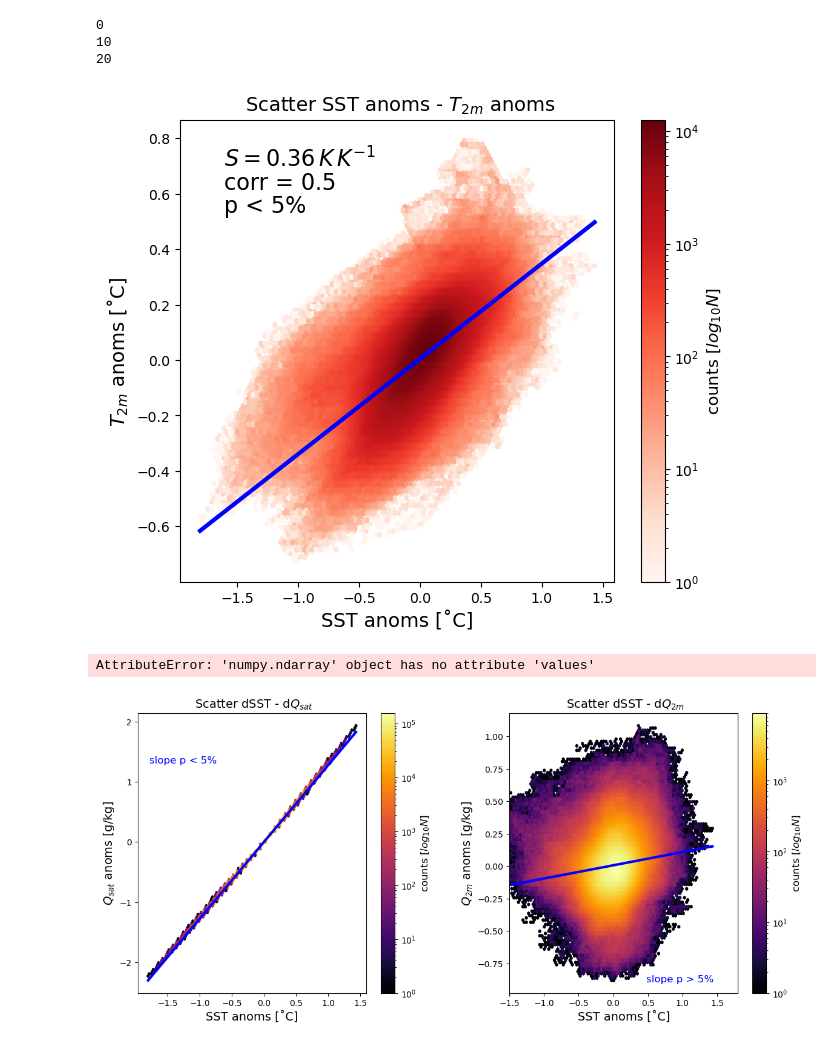
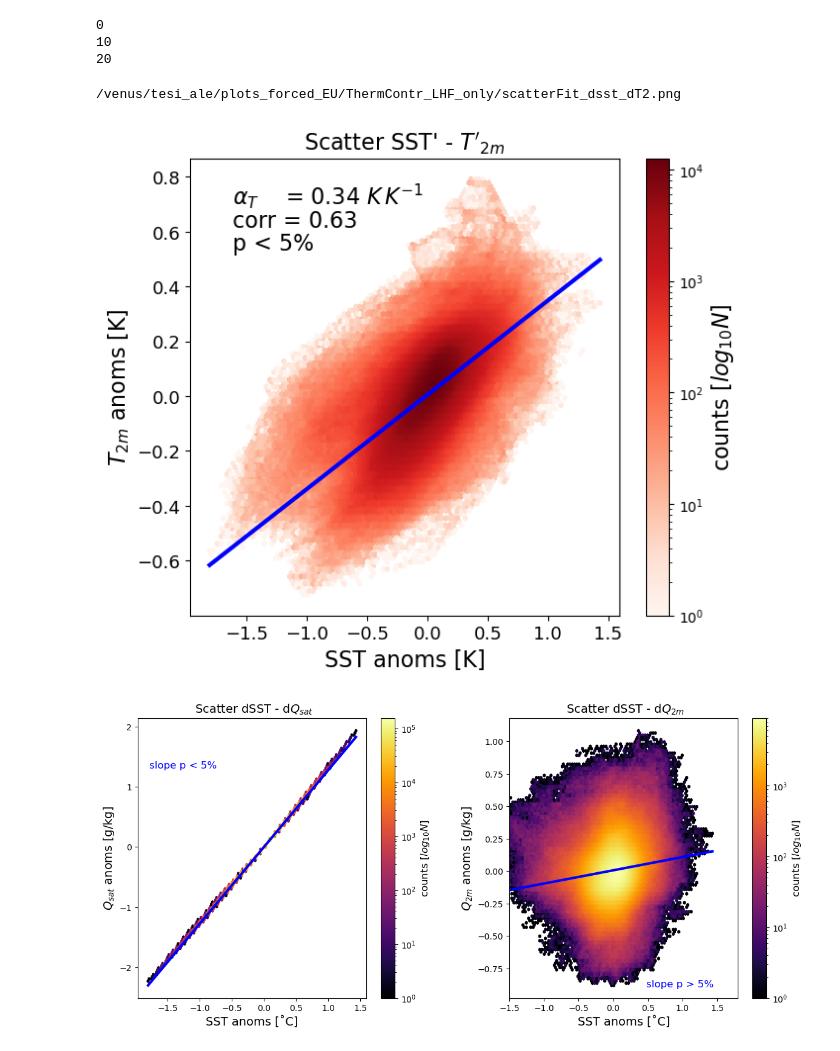
Before and after one commit to meteorologopazzo/thesis_material, a Jupyter notebook: EURECA_scripts/forced_scripts/ThermContr_LH_only_FORCED.ipynb, the cells around one changed output. Cells and saved outputs as stored; diff of their text form; code cells hidden in the pictures.

```diff
--- a/EURECA_scripts/forced_scripts/ThermContr_LH_only_FORCED.ipynb
+++ b/EURECA_scripts/forced_scripts/ThermContr_LH_only_FORCED.ipynb
@@ -132,7 +130,7 @@ p0 = 1013.
 q2_day = ds['Q2'].groupby('XTIME.day').mean().values*seamask
 qsat_sst = meteo.qsea(sst_day, p0)
 # %%
-s = 50
+s = 65
 
 dsst_day, sst_smooth = np.zeros_like(sst_day), np.zeros_like(sst_day)
 
@@ -727,73 +787,46 @@ for t in range(0, dq2.shape[0]):
 10
 20
 # %%
-#####  LINKING T2 WITH SST
-
-
-# variaiton of qsat and q2 with SST and dSST
-# fig, (ax1, ax2) = plt.subplots(1,2, figsize=(12,6))
-
-# anoms = False
-
-# x =  sst_day*mask-273.15
-# y =  T2*mask-273.15
-# fit_T2_sst, corcoe_T2_sst, p_value_T2_sst, p_value_cannelli_T2_sst, sigmas_coeffs_T2_sst = slopes_r_p_mix(x, y, nt, nskip)
-
-# density_hexbin_subplots(x, y, fit=fit_T2_sst, corcoe=corcoe_T2_sst, grdsz=100, fig=fig, ax=ax1,\
-#                         title=' Scatter SST - $T_{2m}$', xlabel='SST [˚C]', ylabel='$T_{2m}$ [˚C]', colormap='Reds', pos=[0.1,0.9])
-
-
-
-# if p_value_cannelli_T2_sst < 0.05:
-#     ax1.annotate('slope p < 5%', xy=(0.1, 0.8), \
-#                          xycoords='axes fraction', fontsize=12, color='b')
-# else:
-#     ax1.annotate('slope p > 5%', xy=(0.1, 0.8), \
-#                          xycoords='axes fraction', fontsize=12, color='b')
-
-
-
 
 fig, ax2 = plt.subplots(1,1, figsize=(7,6))
 
 xx = dsst_day
 yy = dT2
 fit_dT2_dsst, corcoe_dT2_dsst, p_value_dT2_dsst, p_value_cannelli_dT2_dsst, sigmas_coeffs_dT2_dsst = slopes_r_p_mix(xx, yy, nt, nskip)
 # ls_therm_contr = fit_qsat_sst.slope
 
 density_hexbin_subplots(xx, yy, fit=fit_dT2_dsst, corcoe=corcoe_dT2_dsst, grdsz=100, fig=fig, ax=ax2,\
-                        title=' Scatter SST anoms - $T_{2m}$ anoms', xlabel='SST anoms [˚C]', ylabel='$T_{2m}$ anoms [˚C]', colormap='Reds', pos=[0.1,0.9])
+                        title="Scatter SST' - $T'_{2m}$", xlabel='SST anoms [K]', ylabel='$T_{2m}$ anoms [K]',\
+                        colormap='Reds', pos=[0.1,0.9], slope_units=r"$K\,K^{-1}$")
 
 
-ax2.annotate(r'$S = 0.36 \, K \, K^{-1}$', xy=(0.1, 0.9), \
-                         xycoords='axes fraction', fontsize=16, color='k')
-ax2.annotate('corr = 0.5', xy=(0.1, 0.85), \
+ax2.annotate(f'corr = {round(corcoe_dT2_dsst,2)}', xy=(0.1, 0.85), \
                          xycoords='axes fraction', fontsize=16, color='k')
 
 if p_value_cannelli_dT2_dsst < 0.05:
     ax2.annotate('p < 5%', xy=(0.1, 0.8), \
                          xycoords='axes fraction', fontsize=16, color='k')
 else:
     ax2.annotate('p > 5%', xy=(0.1, 0.8), \
                          xycoords='axes fraction', fontsize=16, color='k')
 
-# ax2.grid()
+
+ax2.tick_params(axis='both', which='major', labelsize=13)
 
 plt.subplots_adjust(wspace=0.3,
                     hspace=0.4)
 
-# path_img = '/venus/tesi_ale/img_EU/T/daily/FEB/'
-# filename = path_img + 'scatterFIT_T2-sst_dT2-dsst_fullDom.png' # if dsst else path_img + 'scatterFIT_sst_DELTAQ_feb.png'
-# # plt.savefig(filename)
-# print(filename)
-# del filename
+path_img = '/venus/tesi_ale/plots_forced_EU/ThermContr_LHF_only/'
+filename = path_img + 'scatterFit_dsst_dT2.png'
+# plt.savefig(filename)
+print(filename)
+del filename
 # %% [output]
+/venus/tesi_ale/plots_forced_EU/ThermContr_LHF_only/scatterFit_dsst_dT2.png
-[figure, old version]
+[figure, new version]
 # %%
 pdist_sst, pdist_q2_day, pstd_q2_day, pstderr_q2_day, pnpoints_q2_day, ppvalue_q2_day =   distrib_2d(sst_day, q2_day, perc_step, nbins, popmean, perc_fixbin='perc')
-pdist_dsst, pdist_dq2, pstd_dq2, pstderr_dq2, pnpoints_dq2, ppvalue_dq2 =   distrib_2d(dsst_day.values, dq2, perc_step, nbins, popmean, perc_fixbin='perc')
+pdist_dsst, pdist_dq2, pstd_dq2, pstderr_dq2, pnpoints_dq2, ppvalue_dq2 =   distrib_2d(dsst_day, dq2, perc_step, nbins, popmean, perc_fixbin='perc')
-# %% [output]
-AttributeError: 'numpy.ndarray' object has no attribute 'values'
 # %%
 # slope p value > 0.05# variaiton of qsat and q2 with SST and dSST
 fig, (ax1, ax2) = plt.subplots(1,2, figsize=(14,6))
```
Also changed, not shown: parts of 24 cells of this notebook, 8 other files.
